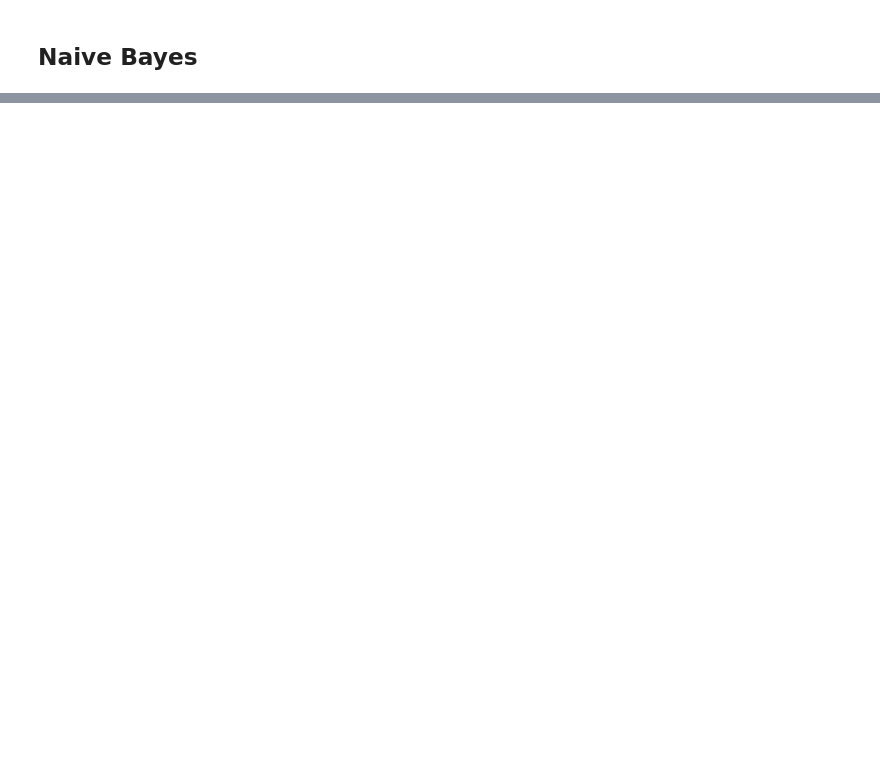
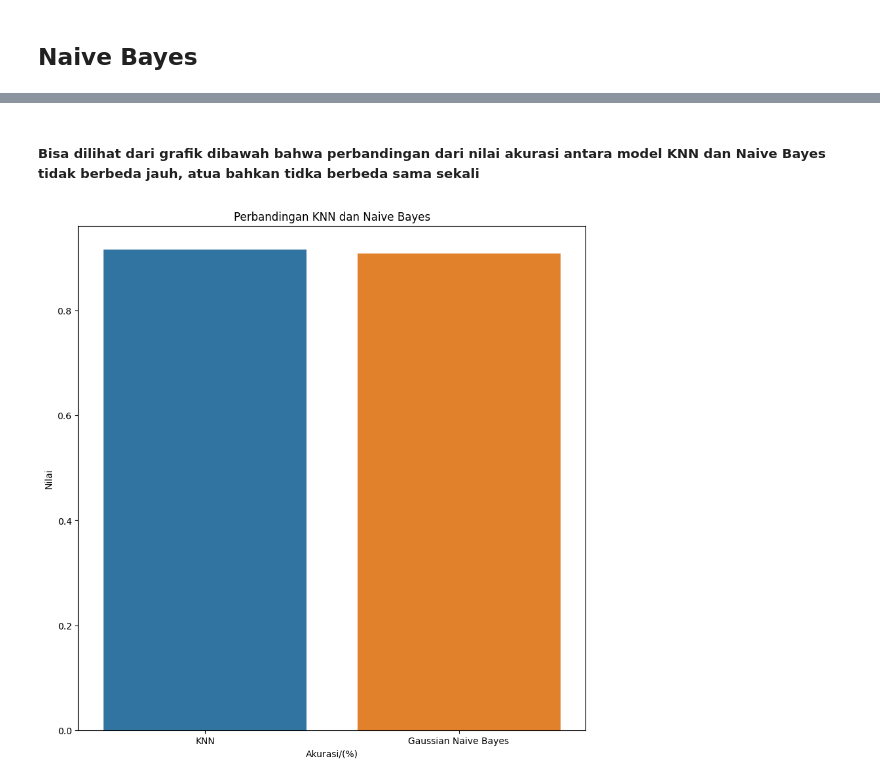
Before and after one commit to gemparpanggih/Praktikum_KB, a Jupyter notebook: Posttest_KB_5/Posttest5.ipynb, the cells around one changed output, grey strips where cells are left out. Saved outputs shown, nothing was run; the diff lists cells and outputs as text; code cells hidden in the pictures; blank space fills up the shorter version.

```diff
--- a/Posttest_KB_5/Posttest5.ipynb
+++ b/Posttest_KB_5/Posttest5.ipynb
@@ -66,11 +70,2 @@ X_train, X_test, Y_train, Y_test = train_test_split (X, Y, test_size = 0.2)
 # %% [markdown]
 ## K-Nearest Neighbor (KNN)
-# %%
-from sklearn.neighbors import KNeighborsClassifier
-modelKNN = KNeighborsClassifier(n_neighbors = 5)
-modelKNN.fit(X_test, Y_test)
-hasilTrainingSetKNN = round (modelKNN.score(X_train, Y_train),3)
-hasilTestSetKNN = round (modelKNN.score(X_test, Y_test),2)
-
-print('Akurasi Training Set Model KNN :', hasilTrainingSetKNN)
-print('Akurasi Test Set Model KNN :', hasilTestSetKNN)
@@ -99,0 +72,9 @@ plt.show()
+# %%
+from sklearn.neighbors import KNeighborsClassifier
+
+modelKNN = KNeighborsClassifier()
+modelKNN.fit(x_scaled_train,Y_train)
+
+modelKnn_predic = modelKNN.predict(x_scaled_test)
+akurasiKNN = accuracy_score(Y_test, modelKnn_predic)
+print("Akurasi Model KNN dengan Default Parameter :", round(akurasiKNN,3))
@@ -100,12 +83,2 @@ plt.show()
 # %% [markdown]
 ## Naive Bayes
-# %%
-from sklearn.naive_bayes import GaussianNB
-gs = GaussianNB()
-gs.fit(X_train, Y_train)
-
-hasilTrainingNaiveBayes = round (gs.score(X_train, Y_train),2)
-hasilTestNaiveBayes = round (gs.score(X_test, Y_test),2)
-
-print('Akurasi Training Set Mode NaiveBayes : ', hasilTrainingNaiveBayes)
-print('Akurasi Test Set Mode NaiveBayes : ', hasilTestNaiveBayes)
@@ -134,0 +85,7 @@ plt.show()
+# %%
+from sklearn.naive_bayes import GaussianNB
+gs = GaussianNB()
+gs.fit(x_scaled_train,Y_train)
+gsPrediksi = gs.predict(x_scaled_test)
+akurasiNB = accuracy_score(Y_test, gsPrediksi)
+print("Akurasi Model Naive Bayes :", round(akurasiNB,3))
@@ -134,0 +97,13 @@ plt.show()
+# %% [markdown]
+##### Bisa dilihat dari grafik dibawah bahwa perbandingan dari nilai akurasi antara model KNN dan Naive Bayes tidak berbeda jauh, atua bahkan tidka berbeda sama sekali
+# %%
+algoritma = ["KNN","Gaussian Naive Bayes"]
+prediksi_value = [akurasiKNN,akurasiNB]
+plt.figure(figsize=(10,10))
+sns.barplot(x= algoritma, y= prediksi_value)
+plt.title("Perbandingan KNN dan Naive Bayes")
+plt.xlabel("Akurasi/(%)")
+plt.ylabel("Nilai")
+plt.show()
+# %% [output]
+[figure, added]
```
Also changed, not shown: parts of 14 cells of this notebook.
